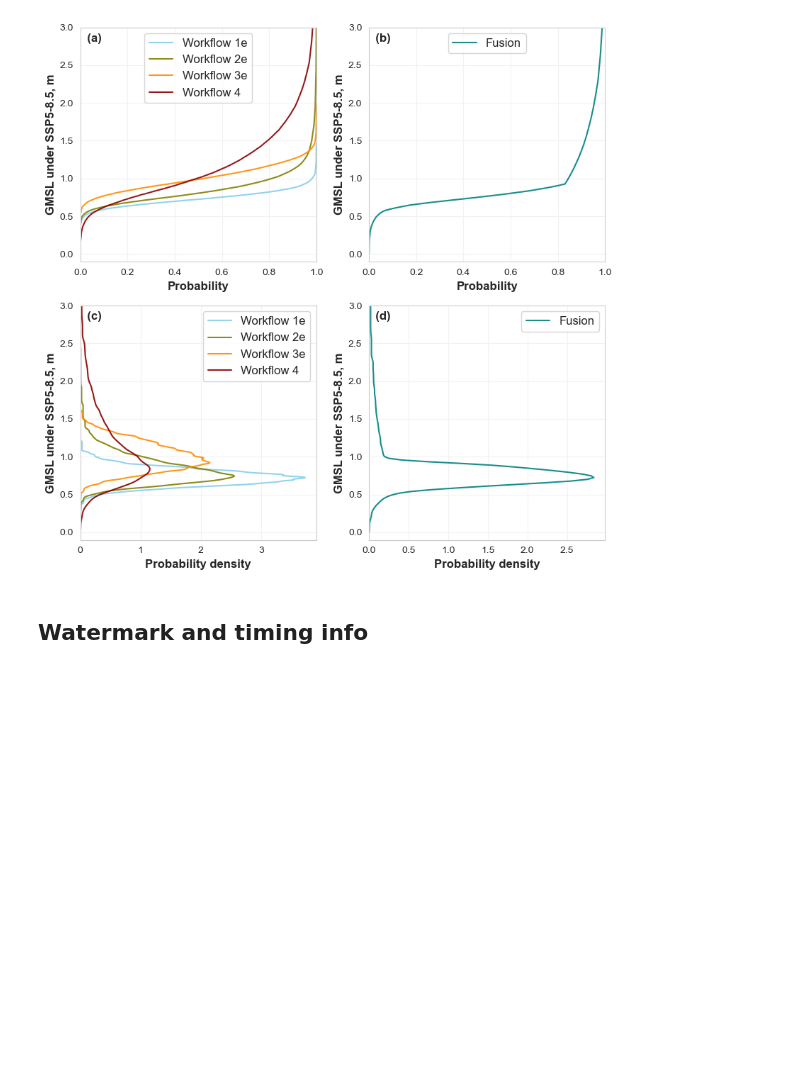
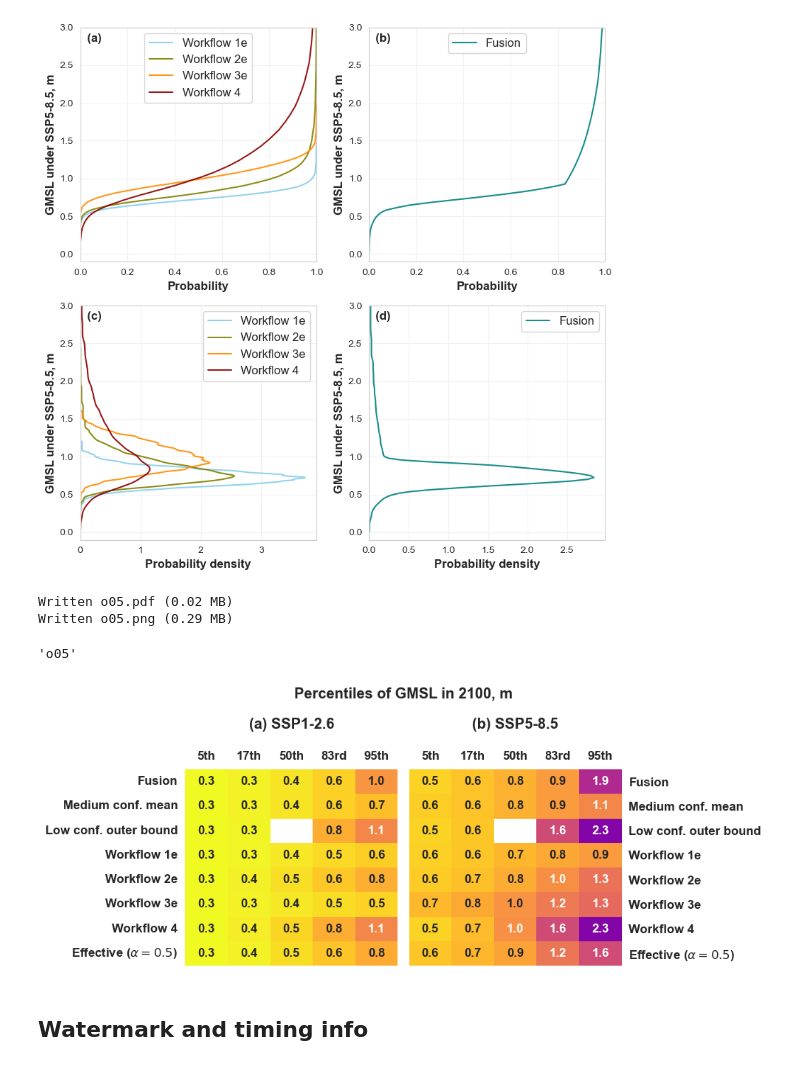
Before and after one commit to grandey/d23a-fusion, a Jupyter notebook: fusion_analysis_d23a.ipynb, the cells around one changed output. Drawn from its saved outputs; the diff is of its cells as text; code cells hidden in the pictures; blank space fills up the shorter version.

Commit message:
fusion_analysis_d23a.ipynb: plot additional table showing percentiles at 1 d.p. precision.

```diff
--- a/fusion_analysis_d23a.ipynb
+++ b/fusion_analysis_d23a.ipynb
@@ -154,6 +154,26 @@ Written o04.pdf (0.03 MB)
 Written o04.png (0.34 MB)
 'o04'
 [figure]
+# %%
+# Heatmap table of year-2100 sea level percentiles at 1 d.p. precision
+fig, axs = plt.subplots(1, 2, figsize=(10, 4), tight_layout=True)
+for scenario, ab, ax in zip(['ssp126', 'ssp585'], ['a', 'b'], axs):
+    d23a.plot_percentiles_heatmap(percentiles=('5th', '17th', '50th', '83rd', '95th'),
+                                  workflows=('fusion_1e+2e', 'mean_1e+2e', 'outer', 'wf_1e', 'wf_2e', 'wf_3e', 'wf_4',
+                                             'effective_0.5'),
+                                  rate=False, scenario=scenario, year=2100, gauge=None, fmt='.1f', ax=ax)
+    ax.set_title(f'({ab}) {d23a.SSP_LABEL_DICT[scenario]}\n', fontsize='x-large')
+axs[1].tick_params(labelleft=False, labelright=True)  # shift y-axis labels in (b) to the right
+for label in axs[0].get_yticklabels() + axs[1].get_yticklabels():  # ensure consistent formatting of y-axis labels
+    label.set_fontweight('bold')
+    label.set_fontsize('large')
+fig.suptitle('Percentiles of GMSL in 2100, m')
+d23a.name_save_fig(fig, fso='o')
+# %% [output]
+Written o05.pdf (0.02 MB)
+Written o05.png (0.29 MB)
+'o05'
+[figure, added]
 # %% [markdown]
 ## Watermark and timing info
 # %%
```
Also changed, not shown: parts of 2 cells of this notebook, 1 other file.
